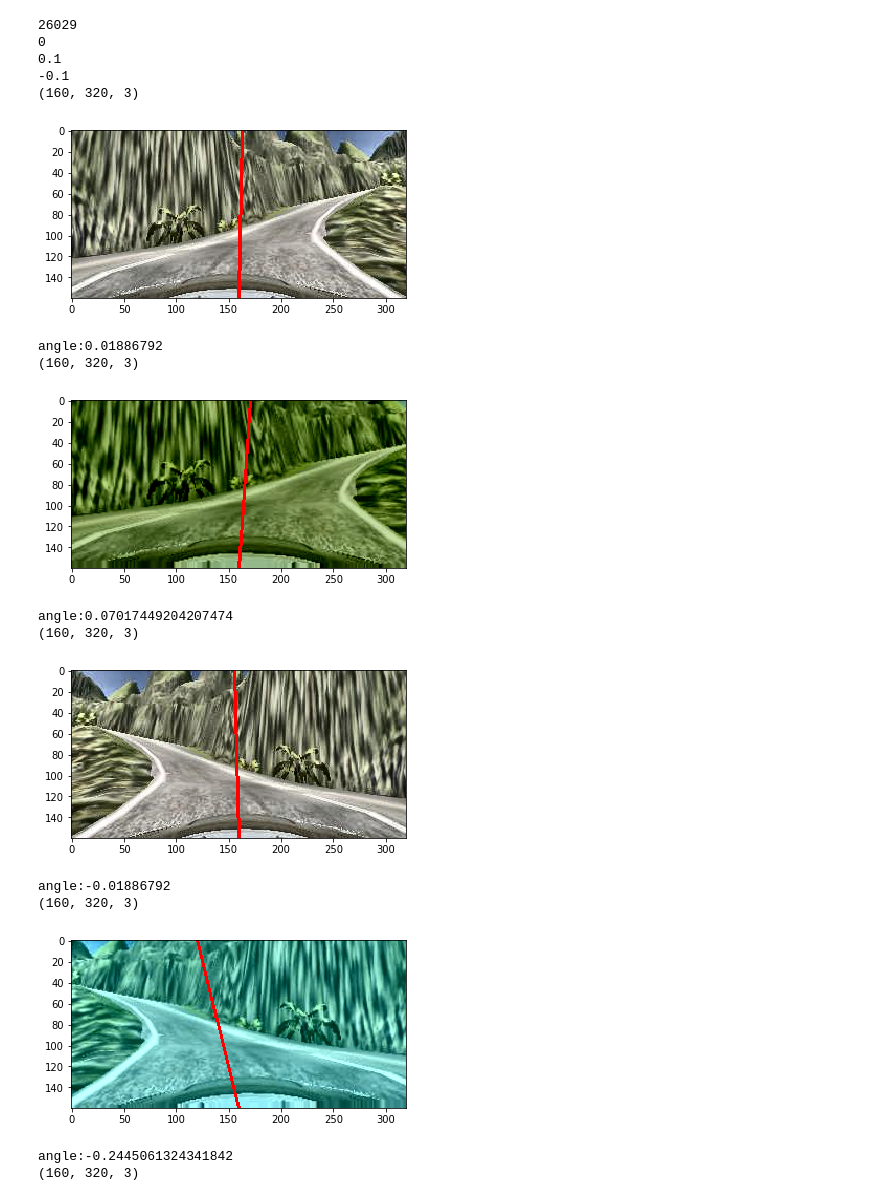
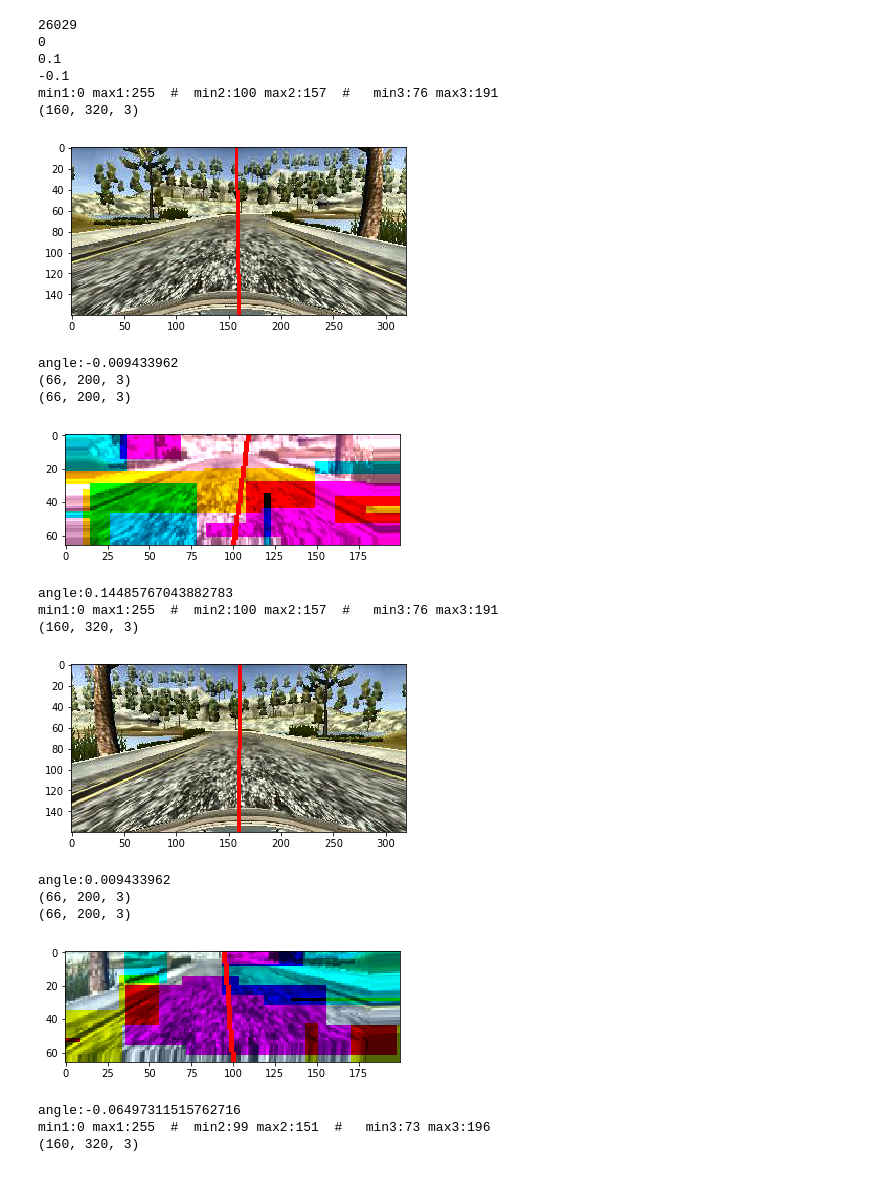
Before and after one commit to henrisve/CarND-Behavioral-Cloning-P3, a Jupyter notebook: analyse_dataset.ipynb, the cells around one changed output. Saved outputs shown, nothing was run; the diff lists cells and outputs as text; code cells hidden in the pictures.

Commit message:
Tried with resize, and adjusted some minor stuff

```diff
--- a/analyse_dataset.ipynb
+++ b/analyse_dataset.ipynb
@@ -38,7 +38,7 @@ def warp_image(image,angle):
     extrapixelsx=(shape[0]-shape[0]*zoomx)/2
     extrapixelsy=(shape[1]-shape[1]*zoomy)/2
     movex=np.random.uniform(-30,30)
-    movey=np.random.uniform(-30,30)
+    movey=np.random.uniform(-15,15)
     posx=extrapixelsx+movex/(zoomx*2)
     posy=extrapixelsy+movey/(zoomy*2)
     skewx=np.random.uniform(-0.1,0.1)
@@ -70,9 +70,9 @@ def dropout_image(image):
     #Similar to dropout in the network, if the network can learn
     #on more limited parts, it should work better!
     for i in range(3):
-        for j in range(10):
+        for j in range(5):
             center=(np.random.randint(0,shape[0]), np.random.randint(0,shape[1]))
-            size=(np.random.randint(0,shape[0]/4), np.random.randint(0,shape[1]/4))
+            size=(np.random.randint(0,shape[0]/3), np.random.randint(0,shape[1]/3))
 
             pt1=(np.clip(center[0]-size[0],0,shape[0]),np.clip(center[1]-size[1],0,shape[1]))
             pt2=(np.clip(center[0]+size[0],0,shape[0]), np.clip(center[1]+size[1],0,shape[1]))
@@ -83,7 +83,7 @@ def dropout_image(image):
 def augument_image(image,angle):
     image,angle=warp_image(image,angle)
     image=change_colors_image(image)
-    #image=dropout_image(image)
+    image=dropout_image(image)
     return image, angle
 
 
@@ -125,46 +125,66 @@ line=samples[np.random.randint(len(samples))]
 #for... if we want to show many samples at the same time
 
 
+
 all_samples=[]
 
 #create 6 samples from this sample (flip direction including the side cameras)
 for camera in range(3):
     steering = float(line[3])
     image_file = line[camera].split('/')[-1]
     image_path = 'data/IMG/' + image_file
     correction = 0 if camera == 0 else (0.1 if camera == 1 else -0.1)
     steering += correction
     print(correction)
     all_samples.append([image_path,steering,False])
     all_samples.append([image_path,-steering,True])
 
 
 for batch_sample in all_samples:
     center_path = batch_sample[0]
     image = cv2.cvtColor(cv2.imread(center_path), cv2.COLOR_BGR2LAB)#YUV)
+    shape=np.shape(image)
+    #image = cv2.resize(image[shape[0]*0.5:shape[0]*0.15,0:shape[1]],)
     image = rgb_clahe(image)
+    mini1=np.min(image[:,:,0])
+    maxi1=np.max(image[:,:,0])
+    mini2=np.min(image[:,:,1])
+    maxi2=np.max(image[:,:,1])
+    mini3=np.min(image[:,:,2])
+    maxi3=np.max(image[:,:,2])
+    print(f"min1:{mini1} max1:{maxi1}  #  min2:{mini2} max2:{maxi2}  #   min3:{mini3} max3:{maxi3}")
+
+
     image = cv2.cvtColor(image, cv2.COLOR_LAB2BGR)  # YUV)
     if batch_sample[2]:  # flip image and steering, so we have 50/50 for both left and right
         image = cv2.flip(image, 1)
     angle=batch_sample[1]
     print_img(image,angle)
+    image=cv2.resize(image[int(shape[0]*0.25):int(shape[0]*0.85),0:shape[1],:],(200,66))
     image,angle = augument_image(image,angle)
+
+    print(np.shape(image))
     print_img(image,angle)
 # %% [output]
 26029
 0
 0.1
 -0.1
+min1:0 max1:255  #  min2:100 max2:157  #   min3:76 max3:191
 (160, 320, 3)
-[figure, old version]
+[figure, new version]
-angle:0.01886792
-(160, 320, 3)
+angle:-0.009433962
+(66, 200, 3)
+(66, 200, 3)
-[figure, old version]
+[figure, new version]
-angle:0.07017449204207474
+angle:0.14485767043882783
+min1:0 max1:255  #  min2:100 max2:157  #   min3:76 max3:191
 (160, 320, 3)
-[figure, old version]
+[figure, new version]
-angle:-0.01886792
-(160, 320, 3)
+angle:0.009433962
+(66, 200, 3)
+(66, 200, 3)
-[figure, old version]
+[figure, new version]
-angle:-0.2445061324341842
+angle:-0.06497311515762716
+min1:0 max1:255  #  min2:99 max2:151  #   min3:73 max3:196
 (160, 320, 3)
```
Also changed, not shown: parts of 1 cell of this notebook.
